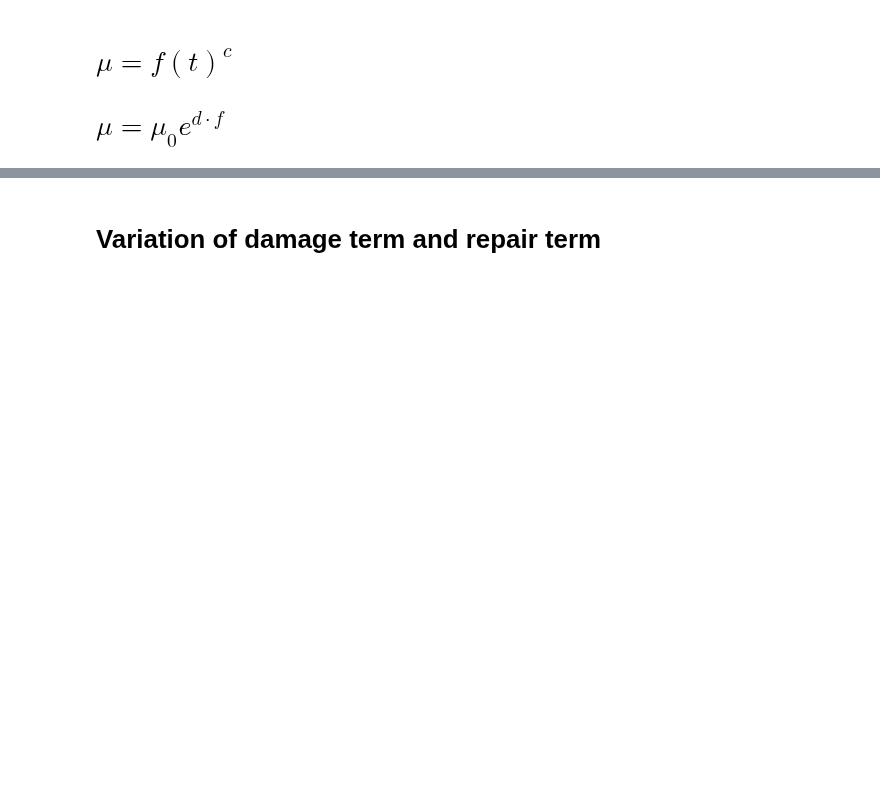
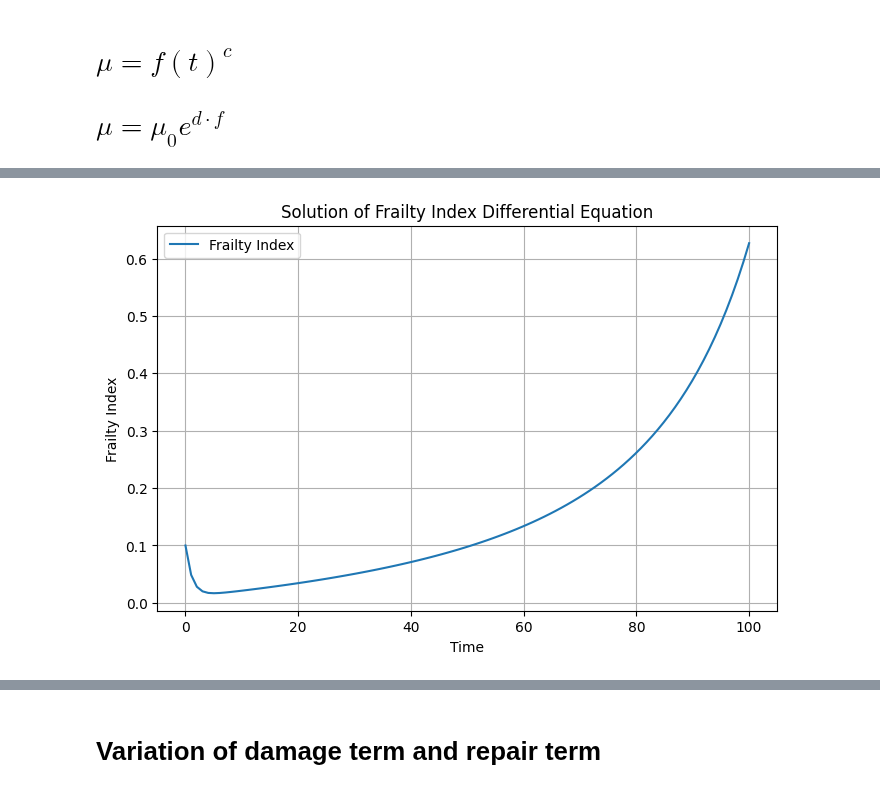
Before and after one commit to Rafther0112/Human_Aging_Research, a Jupyter notebook: Second_Part_Research/model_frailty_index_option_1.ipynb, the cells around one changed output, grey strips where cells are left out. Saved outputs shown, nothing was run; the diff lists cells and outputs as text; code cells hidden in the pictures; blank space fills up the shorter version.

```diff
--- a/Second_Part_Research/model_frailty_index_option_1.ipynb
+++ b/Second_Part_Research/model_frailty_index_option_1.ipynb
@@ -128,35 +126,37 @@ import numpy as np
 from scipy.integrate import odeint
 import matplotlib.pyplot as plt
 
 def frailty_index_differential_equation(f, t, a, b, r, s):
     dfdt = a * (1 - f) * (1 + b * t) - f * r * (1 - s * t)
     #dfdt = (1 - f)*(a*f + b)
     return dfdt
 
 # Time points
 t = np.linspace(0, 100, 100)  # 100 time steps from 0 to 10
 
 # Default initial conditions and parameters
 f0 = 0.1
 a = 0.01
-b = 0.30
-r = 0.90
+b = 0.08
+r = 0.86
 s = 0.01
 
 # Time points
 t = np.linspace(0, 100, 100)  # 100 time steps from 0 to 10
 
 # Solving the differential equation
 f_solution = odeint(frailty_index_differential_equation, f0, t, args=(a, b, r, s))
 
 # Plot the solution
 plt.figure(figsize=(8, 5))
 plt.plot(t, f_solution, label='Frailty Index')
 plt.xlabel('Time')
 plt.ylabel('Frailty Index')
 plt.title('Solution of Frailty Index Differential Equation')
 plt.legend()
 plt.grid(True)
+# %% [output]
+[figure, added]
 # %%
 c = 1.98
 frailty_index = []
```
Also changed, not shown: parts of 9 cells of this notebook, 14 other files.
